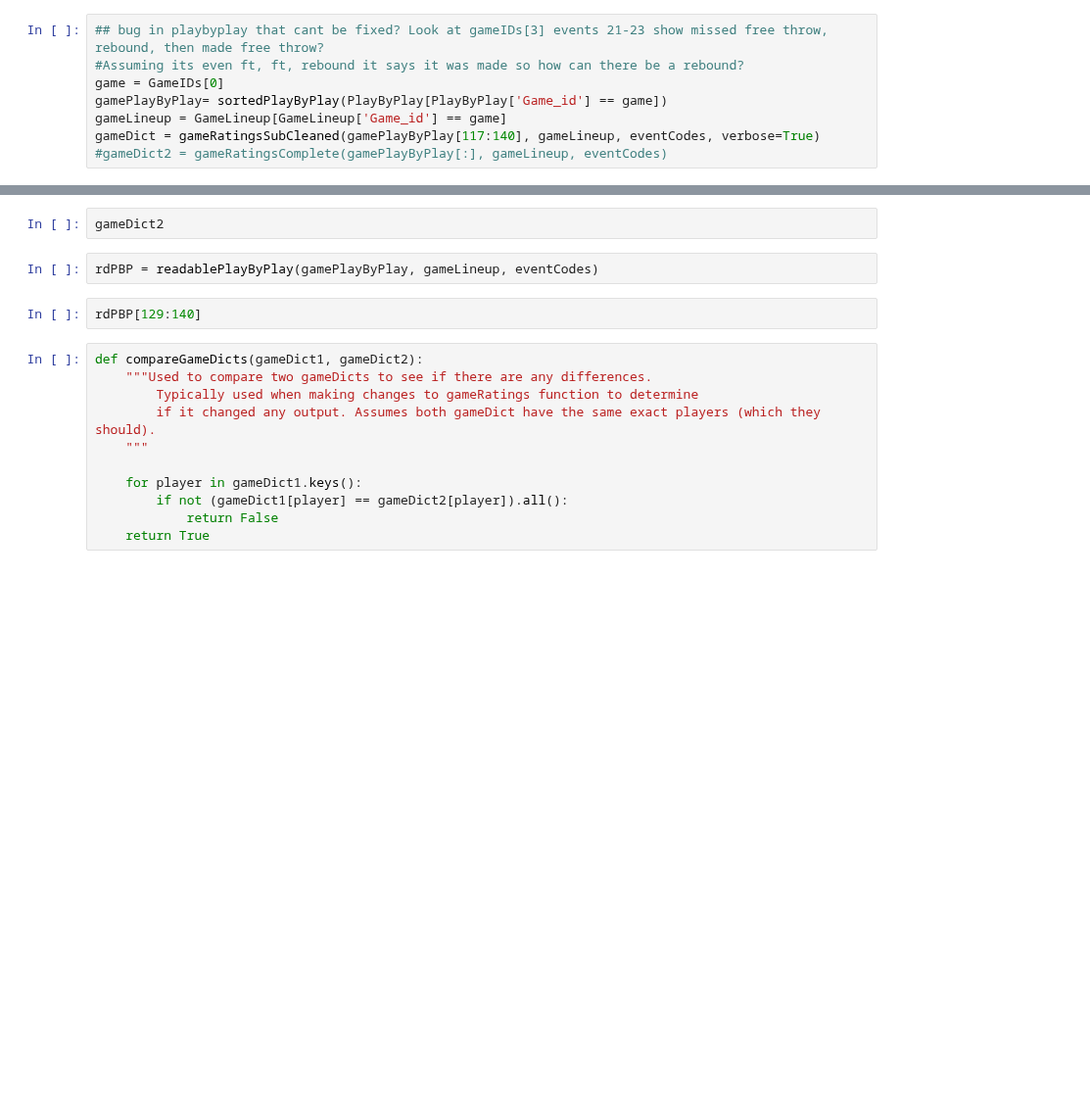
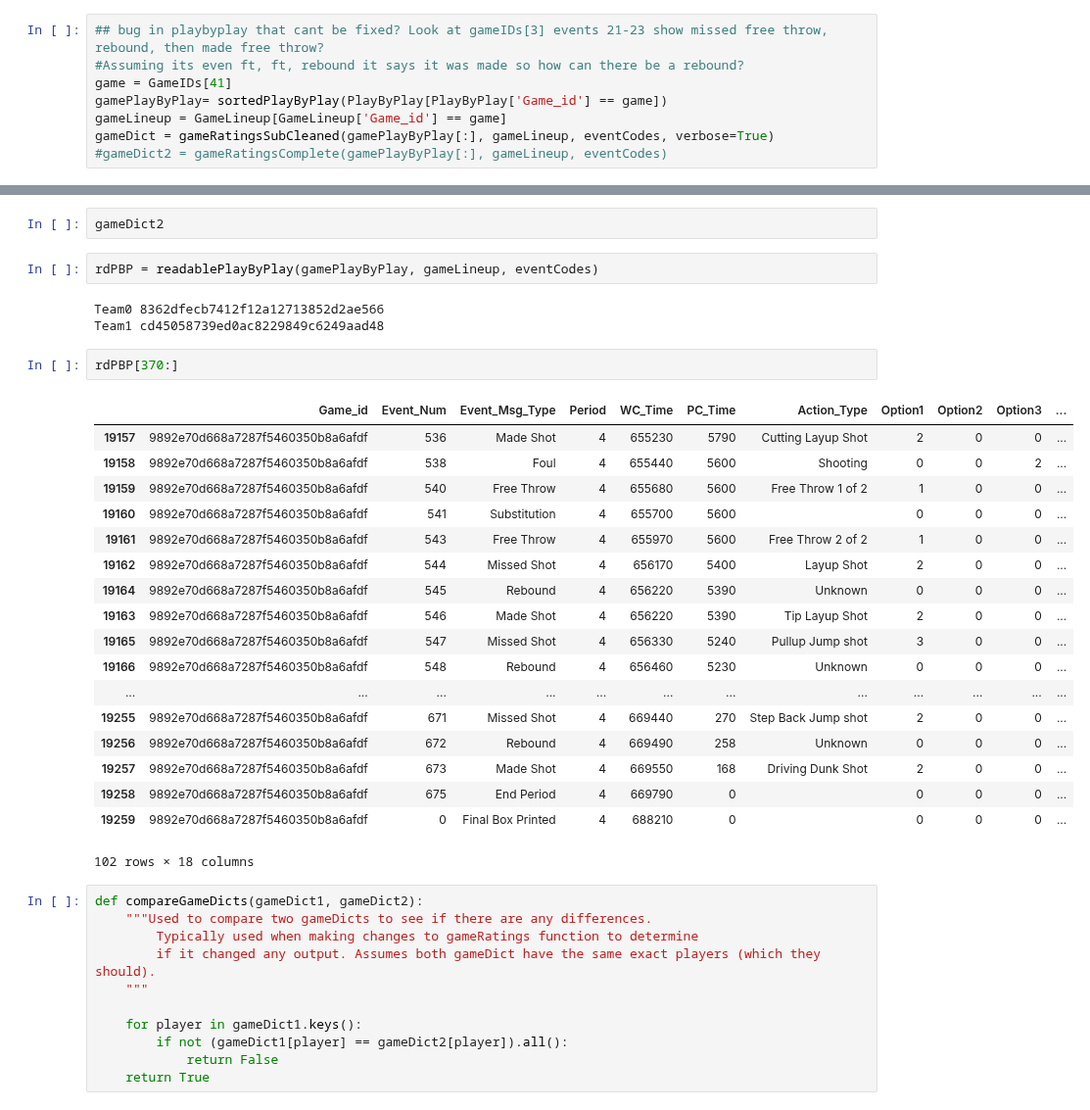
Before and after one commit to wpouse/NBA, a Jupyter notebook: Hackathon Prompt/NBAPlayerRatings.ipynb, the cells around one changed output, grey strips where cells are left out. Shown at 98% size. Cells and saved outputs as stored; diff of their text form; blank space fills up the shorter version.

```diff
--- a/Hackathon Prompt/NBAPlayerRatings.ipynb
+++ b/Hackathon Prompt/NBAPlayerRatings.ipynb
@@ -1904,8 +1904,8 @@ def gameRatingsSubCleaned(gamePlayByPlay, gameLineup, eventCodes, verbose = Fals
 # %%
 ## bug in playbyplay that cant be fixed? Look at gameIDs[3] events 21-23 show missed free throw, rebound, then made free throw?
 #Assuming its even ft, ft, rebound it says it was made so how can there be a rebound?
-game = GameIDs[0]
+game = GameIDs[41]
 gamePlayByPlay= sortedPlayByPlay(PlayByPlay[PlayByPlay['Game_id'] == game])
 gameLineup = GameLineup[GameLineup['Game_id'] == game]
-gameDict = gameRatingsSubCleaned(gamePlayByPlay[117:140], gameLineup, eventCodes, verbose=True)
+gameDict = gameRatingsSubCleaned(gamePlayByPlay[:], gameLineup, eventCodes, verbose=True)
 #gameDict2 = gameRatingsComplete(gamePlayByPlay[:], gameLineup, eventCodes)
@@ -1917,8 +1935,30 @@ gameDict
 gameDict2
 # %%
 rdPBP = readablePlayByPlay(gamePlayByPlay, gameLineup, eventCodes)
+# %% [output]
+Team0 8362dfecb7412f12a12713852d2ae566
+Team1 cd45058739ed0ac8229849c6249aad48
-# %%
-rdPBP[129:140]
+# %%
+rdPBP[370:]
+# %% [output]
+|  | Game_id | Event_Num | Event_Msg_Type | Period | WC_Time | PC_Time | Action_Type | Option1 | Option2 | Option3 | ... |
+| 19157 | 9892e70d668a7287f5460350b8a6afdf | 536 | Made Shot | 4 | 655230 | 5790 | Cutting Layup Shot | 2 | 0 | 0 | ... |
+| 19158 | 9892e70d668a7287f5460350b8a6afdf | 538 | Foul | 4 | 655440 | 5600 | Shooting | 0 | 0 | 2 | ... |
+| 19159 | 9892e70d668a7287f5460350b8a6afdf | 540 | Free Throw | 4 | 655680 | 5600 | Free Throw 1 of 2 | 1 | 0 | 0 | ... |
+| 19160 | 9892e70d668a7287f5460350b8a6afdf | 541 | Substitution | 4 | 655700 | 5600 |  | 0 | 0 | 0 | ... |
+| 19161 | 9892e70d668a7287f5460350b8a6afdf | 543 | Free Throw | 4 | 655970 | 5600 | Free Throw 2 of 2 | 1 | 0 | 0 | ... |
+| 19162 | 9892e70d668a7287f5460350b8a6afdf | 544 | Missed Shot | 4 | 656170 | 5400 | Layup Shot | 2 | 0 | 0 | ... |
+| 19164 | 9892e70d668a7287f5460350b8a6afdf | 545 | Rebound | 4 | 656220 | 5390 | Unknown | 0 | 0 | 0 | ... |
+| 19163 | 9892e70d668a7287f5460350b8a6afdf | 546 | Made Shot | 4 | 656220 | 5390 | Tip Layup Shot | 2 | 0 | 0 | ... |
+| 19165 | 9892e70d668a7287f5460350b8a6afdf | 547 | Missed Shot | 4 | 656330 | 5240 | Pullup Jump shot | 3 | 0 | 0 | ... |
+| 19166 | 9892e70d668a7287f5460350b8a6afdf | 548 | Rebound | 4 | 656460 | 5230 | Unknown | 0 | 0 | 0 | ... |
+| ... | ... | ... | ... | ... | ... | ... | ... | ... | ... | ... | ... |
+| 19255 | 9892e70d668a7287f5460350b8a6afdf | 671 | Missed Shot | 4 | 669440 | 270 | Step Back Jump shot | 2 | 0 | 0 | ... |
+| 19256 | 9892e70d668a7287f5460350b8a6afdf | 672 | Rebound | 4 | 669490 | 258 | Unknown | 0 | 0 | 0 | ... |
+| 19257 | 9892e70d668a7287f5460350b8a6afdf | 673 | Made Shot | 4 | 669550 | 168 | Driving Dunk Shot | 2 | 0 | 0 | ... |
+| 19258 | 9892e70d668a7287f5460350b8a6afdf | 675 | End Period | 4 | 669790 | 0 |  | 0 | 0 | 0 | ... |
+| 19259 | 9892e70d668a7287f5460350b8a6afdf | 0 | Final Box Printed | 4 | 688210 | 0 |  | 0 | 0 | 0 | ... |
+102 rows × 18 columns
 # %%
 def compareGameDicts(gameDict1, gameDict2):
     """Used to compare two gameDicts to see if there are any differences.
```
Also changed, not shown: parts of 1 cell of this notebook, 2 other files.
